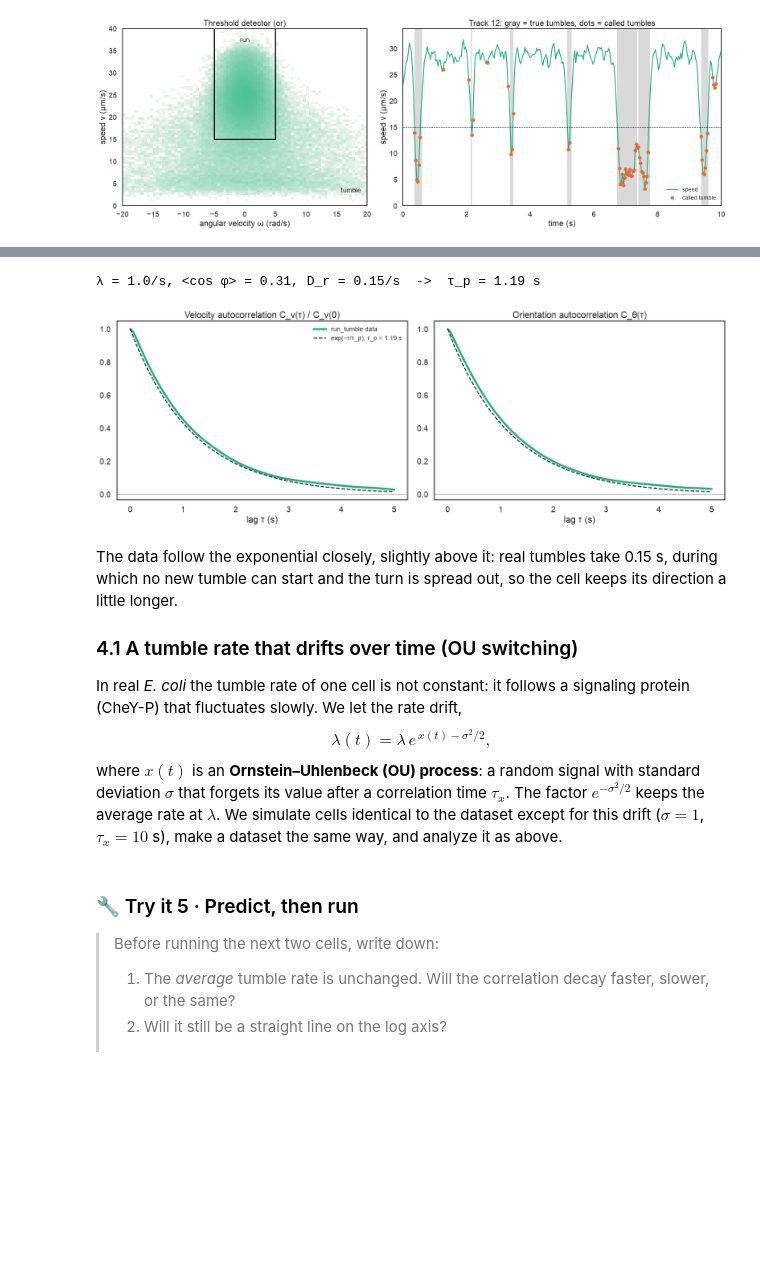
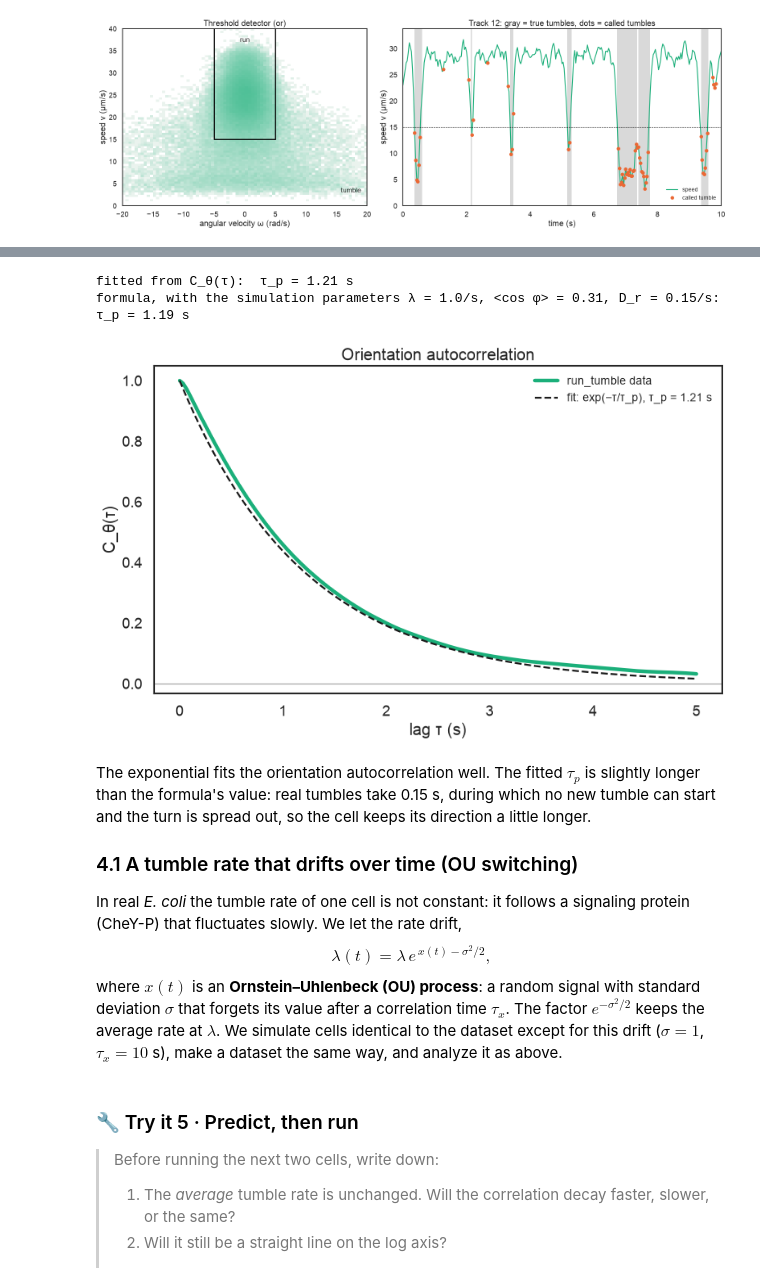
Before and after one commit to emonetlab/random_walk, a Jupyter notebook: notebooks/NB1_tracks_to_states.ipynb, the cells around one changed output, grey strips where cells are left out. Saved outputs shown, nothing was run; the diff lists cells and outputs as text; code cells hidden in the pictures; blank space fills up the shorter version.

```diff
--- a/notebooks/NB1_tracks_to_states.ipynb
+++ b/notebooks/NB1_tracks_to_states.ipynb
@@ -359,36 +362,43 @@ Each tumble keeps a fraction $\langle\cos\varphi\rangle$ of the direction. The f
 # %%
-cos_phi = sim.turn_angle_cos(params["turn_angle"])
-tau_p = 1 / (params["run_rate"] * (1 - cos_phi) + params["Dr"])
-print(f"λ = {params['run_rate']}/s, <cos φ> = {cos_phi:.2f}, D_r = {params['Dr']}/s  ->  τ_p = {tau_p:.2f} s")
-
 MAX_LAG = int(5 * FPS)                                # frames (5 s)
 lag_t = np.arange(MAX_LAG + 1) / FPS
+FIT_MAX_S = 2.0                                       # fit the exponential to lags up to 2 s (longer lags: few pairs, noisy)
 
-def correlations(kin):
-    """Normalized velocity and orientation autocorrelations, and the number of frame pairs at each lag."""
+def orientation_autocorrelation(kin):
+    """C_θ(τ) averaged over all cells and times, and the number of frame pairs at each lag."""
     vel = [g[["vx", "vy"]].to_numpy() for _, g in kin.groupby("track_id")]
     unit = [v / np.linalg.norm(v, axis=1, keepdims=True) for v in vel]
-    Cv, n_pairs = an.autocorrelation(vel, MAX_LAG)
-    Cu, _ = an.autocorrelation(unit, MAX_LAG)
-    return Cv / Cv[0], Cu, n_pairs
+    return an.autocorrelation(unit, MAX_LAG)
 
-Cv, Cu, n_pairs = correlations(kin)
+def fit_tau_p(C):
+    """Persistence time: slope of a straight-line fit to log C(τ) for 0 < τ <= FIT_MAX_S."""
+    sel = (lag_t > 0) & (lag_t <= FIT_MAX_S)
+    slope = np.polyfit(lag_t[sel], np.log(C[sel]), 1)[0]
+    return -1 / slope
 
-fig, axes = plt.subplots(1, 2, figsize=(18, 6.5))
-for ax, C, title in [(axes[0], Cv, "Velocity autocorrelation C_v(τ) / C_v(0)"),
-                     (axes[1], Cu, "Orientation autocorrelation C_θ(τ)")]:
-    ax.plot(lag_t, C, lw=4, label="run_tumble data", **STYLE["run_tumble"])
-    ax.plot(lag_t, np.exp(-lag_t / tau_p), ls="--", label=f"exp(−τ/τ_p), τ_p = {tau_p:.2f} s", **THEORY_KW)
-    ax.axhline(0, color="0.6", lw=1)
-    ax.set(xlabel="lag τ (s)", title=title)
-axes[0].legend(fontsize="x-small")
+Cu, n_pairs = orientation_autocorrelation(kin)
+tau_p = fit_tau_p(Cu)
+
+cos_phi = sim.turn_angle_cos(params["turn_angle"])
+tau_p_formula = 1 / (params["run_rate"] * (1 - cos_phi) + params["Dr"])
+print(f"fitted from C_θ(τ):  τ_p = {tau_p:.2f} s")
+print(f"formula, with the simulation parameters λ = {params['run_rate']}/s, <cos φ> = {cos_phi:.2f}, "
+      f"D_r = {params['Dr']}/s:  τ_p = {tau_p_formula:.2f} s")
+
+fig, ax = plt.subplots(figsize=(10, 6.5))
+ax.plot(lag_t, Cu, lw=4, label="run_tumble data", **STYLE["run_tumble"])
+ax.plot(lag_t, np.exp(-lag_t / tau_p), ls="--", label=f"fit: exp(−τ/τ_p), τ_p = {tau_p:.2f} s", **THEORY_KW)
+ax.axhline(0, color="0.6", lw=1)
+ax.set(xlabel="lag τ (s)", ylabel="C_θ(τ)", title="Orientation autocorrelation")
+ax.legend(fontsize="x-small")
 fig.tight_layout()
 plt.show()
 # %% [output]
-λ = 1.0/s, <cos φ> = 0.31, D_r = 0.15/s  ->  τ_p = 1.19 s
+fitted from C_θ(τ):  τ_p = 1.21 s
+formula, with the simulation parameters λ = 1.0/s, <cos φ> = 0.31, D_r = 0.15/s:  τ_p = 1.19 s
-[figure, old version]
+[figure, new version]
 # %% [markdown]
-The data follow the exponential closely, slightly above it: real tumbles take 0.15 s, during which no new tumble can start and the turn is spread out, so the cell keeps its direction a little longer.
+The exponential fits the orientation autocorrelation well. The fitted $\tau_p$ is slightly longer than the formula's value: real tumbles take 0.15 s, during which no new tumble can start and the turn is spread out, so the cell keeps its direction a little longer.
 
 ### 4.1 A tumble rate that drifts over time (OU switching)
 In real *E. coli* the tumble rate of one cell is not constant: it follows a signaling protein (CheY-P) that fluctuates slowly. We let the rate drift,
```
Also changed, not shown: parts of 3 cells of this notebook, 4 other files.
